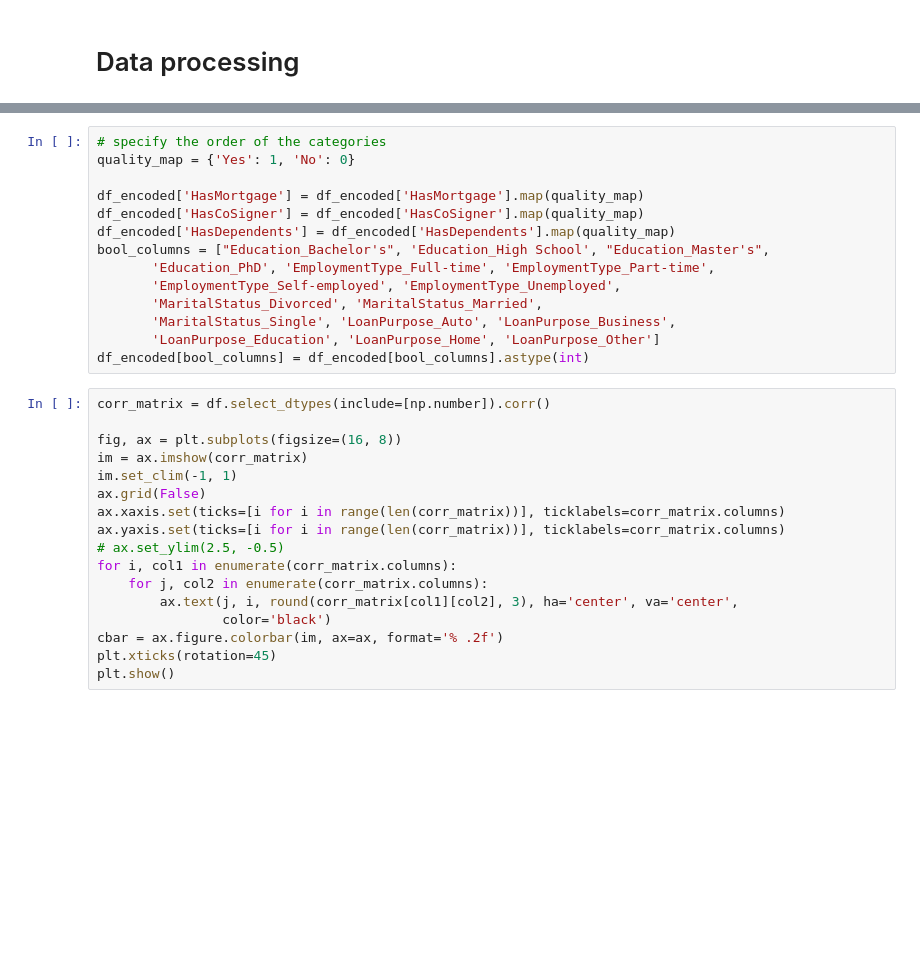
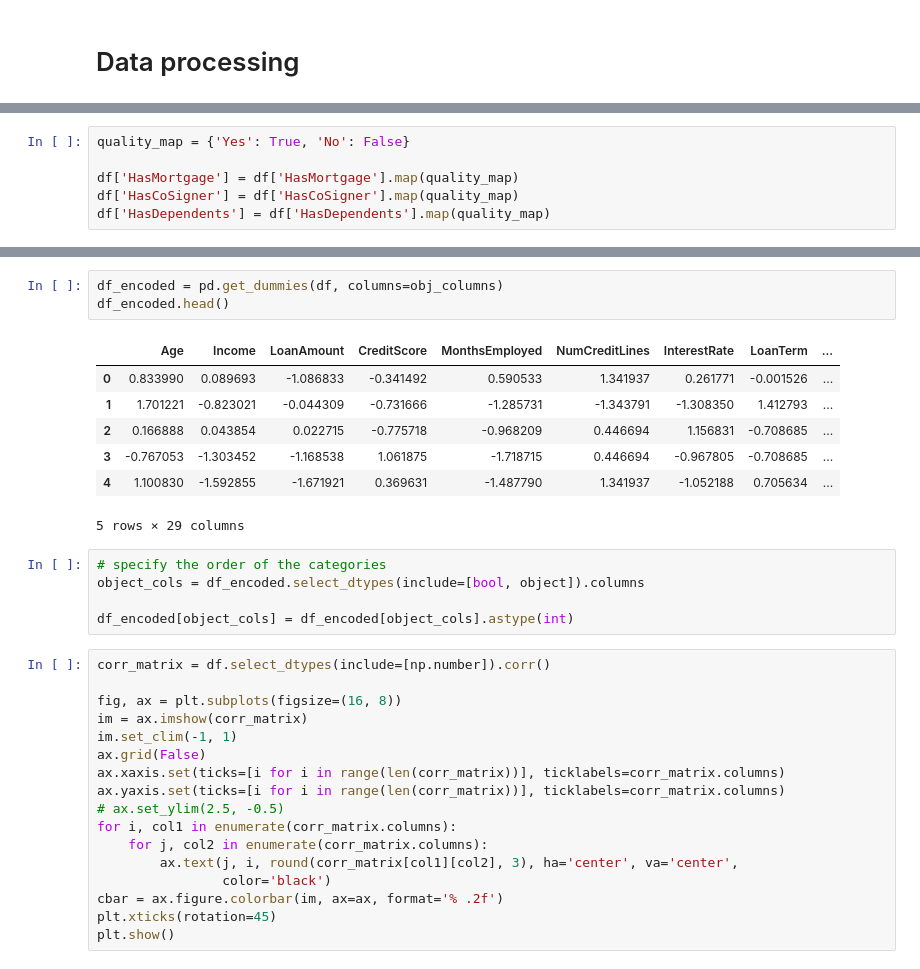
Before and after one commit to javiprietod/TFG, a Jupyter notebook: logistic.ipynb, the cells around one changed output, grey strips where cells are left out. Drawn from its saved outputs; the diff is of its cells as text; blank space fills up the shorter version.

```diff
--- a/logistic.ipynb
+++ b/logistic.ipynb
@@ -63,2 +121,8 @@ plt.show()
+# %%
+quality_map = {'Yes': True, 'No': False}
+
+df['HasMortgage'] = df['HasMortgage'].map(quality_map)
+df['HasCoSigner'] = df['HasCoSigner'].map(quality_map)
+df['HasDependents'] = df['HasDependents'].map(quality_map)
 # %%
 # One-hot encoding
@@ -66,17 +133,19 @@ df_encoded = pd.get_dummies(df, columns=['Education', 'EmploymentType', 'Marital
-# %%
-# specify the order of the categories
-quality_map = {'Yes': 1, 'No': 0}
-
-df_encoded['HasMortgage'] = df_encoded['HasMortgage'].map(quality_map)
-df_encoded['HasCoSigner'] = df_encoded['HasCoSigner'].map(quality_map)
-df_encoded['HasDependents'] = df_encoded['HasDependents'].map(quality_map)
-bool_columns = ["Education_Bachelor's", 'Education_High School', "Education_Master's",
-       'Education_PhD', 'EmploymentType_Full-time', 'EmploymentType_Part-time',
-       'EmploymentType_Self-employed', 'EmploymentType_Unemployed',
-       'MaritalStatus_Divorced', 'MaritalStatus_Married',
-       'MaritalStatus_Single', 'LoanPurpose_Auto', 'LoanPurpose_Business',
-       'LoanPurpose_Education', 'LoanPurpose_Home', 'LoanPurpose_Other']
-df_encoded[bool_columns] = df_encoded[bool_columns].astype(int)
+# %%
+df_encoded = pd.get_dummies(df, columns=obj_columns)
+df_encoded.head()
+# %% [output]
+|  | Age | Income | LoanAmount | CreditScore | MonthsEmployed | NumCreditLines | InterestRate | LoanTerm | ... |
+| 0 | 0.833990 | 0.089693 | -1.086833 | -0.341492 | 0.590533 | 1.341937 | 0.261771 | -0.001526 | ... |
+| 1 | 1.701221 | -0.823021 | -0.044309 | -0.731666 | -1.285731 | -1.343791 | -1.308350 | 1.412793 | ... |
+| 2 | 0.166888 | 0.043854 | 0.022715 | -0.775718 | -0.968209 | 0.446694 | 1.156831 | -0.708685 | ... |
+| 3 | -0.767053 | -1.303452 | -1.168538 | 1.061875 | -1.718715 | 0.446694 | -0.967805 | -0.708685 | ... |
+| 4 | 1.100830 | -1.592855 | -1.671921 | 0.369631 | -1.487790 | 1.341937 | -1.052188 | 0.705634 | ... |
+5 rows × 29 columns
+# %%
+# specify the order of the categories
+object_cols = df_encoded.select_dtypes(include=[bool, object]).columns
+
+df_encoded[object_cols] = df_encoded[object_cols].astype(int)
 # %%
 corr_matrix = df.select_dtypes(include=[np.number]).corr()
 
```
Also changed, not shown: parts of 14 cells of this notebook.
